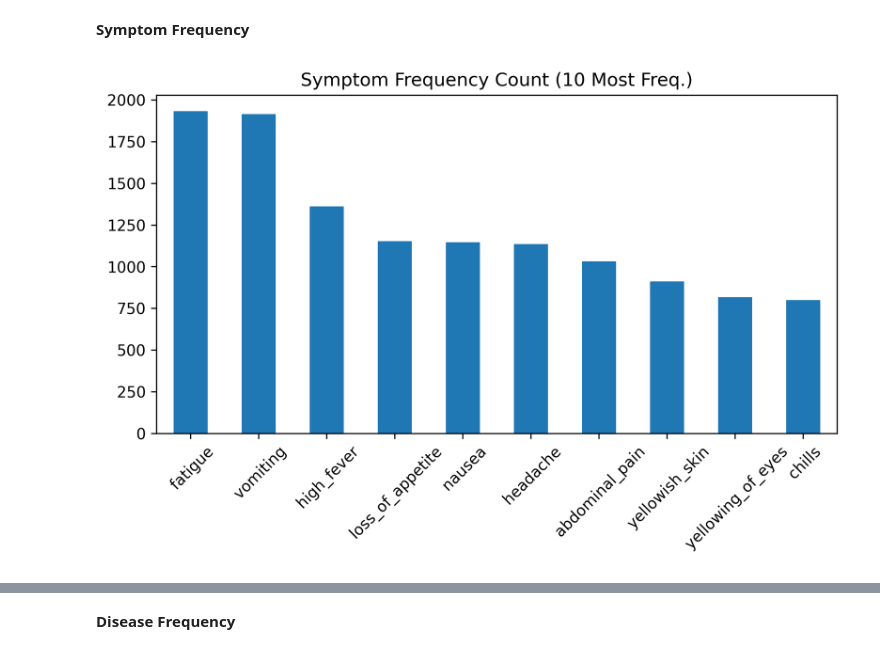
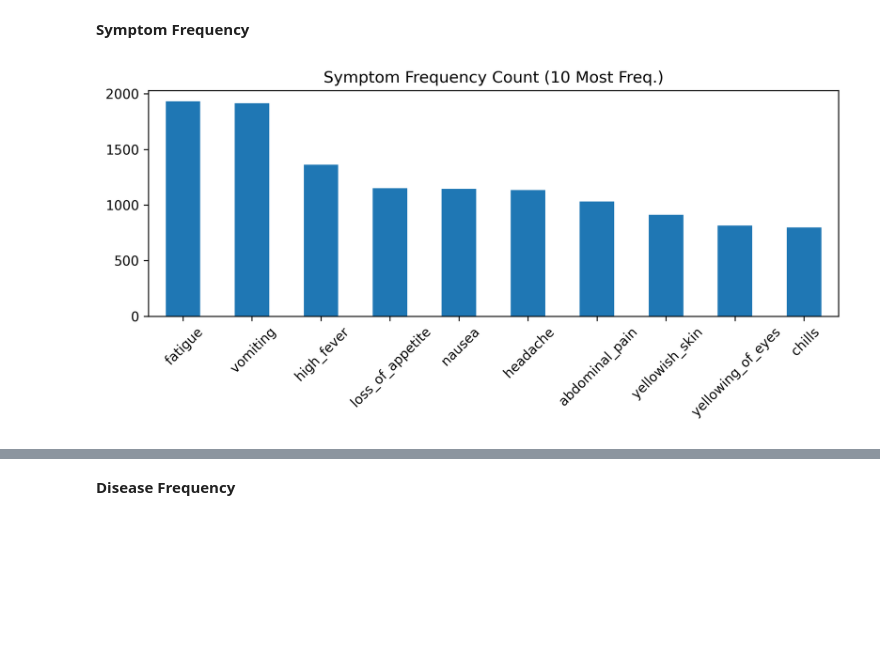
Before and after one commit to domipm/AML-Disease-Symptom, a Jupyter notebook: Visualizations.ipynb, the cells around one changed output, grey strips where cells are left out. Cells and saved outputs as stored; diff of their text form; code cells hidden in the pictures; blank space fills up the shorter version.

Commit message:
Improved visualizations and added new plots

```diff
--- a/Visualizations.ipynb
+++ b/Visualizations.ipynb
@@ -176,16 +176,17 @@ Name: count, dtype: int64
 # %%
 # Bar plot of frequency of each symptom
 symptom_arr.head(10).plot(kind = 'bar',
                  title = 'Symptom Frequency Count (10 Most Freq.)',
                  xlabel = "",
                  legend = False,
                  figsize = (8, 4),
                  rot = 45,
                  )
 # Save plot
-plt.savefig("./Plots/freq_symptoms_10most.pdf")
+plt.tight_layout()
+plt.savefig("./Plots/Visualizations/freq_symptoms_10most.pdf")
 # %% [output]
-[figure, old version]
+[figure, new version]
 # %%
 # Bar plot of frequency of each symptom
 symptom_arr.tail(10).plot(kind = 'bar',
```
Also changed, not shown: parts of 7 cells of this notebook, 8 other files.
